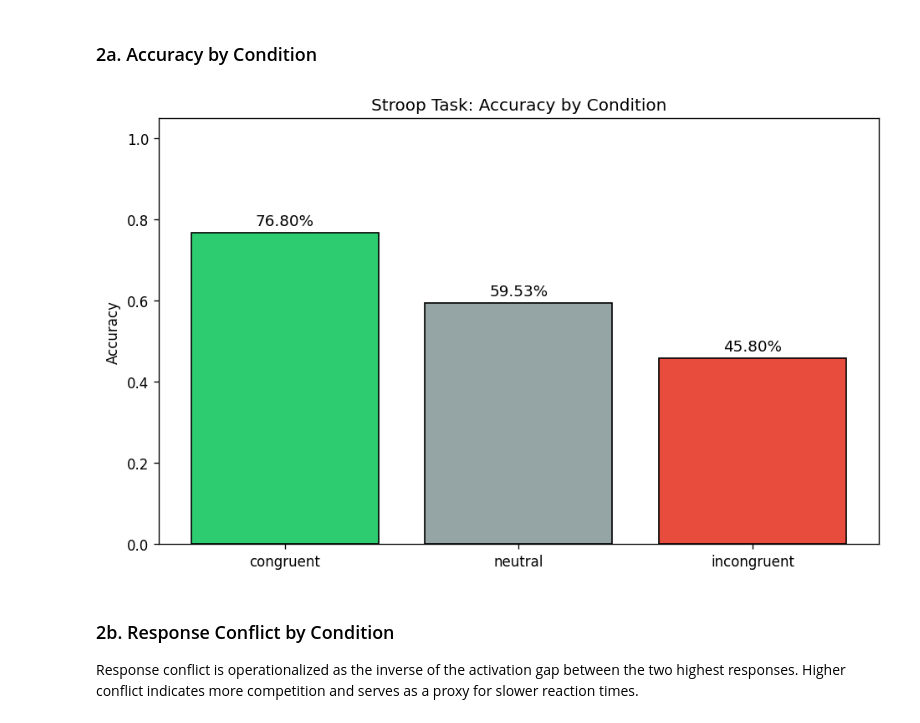
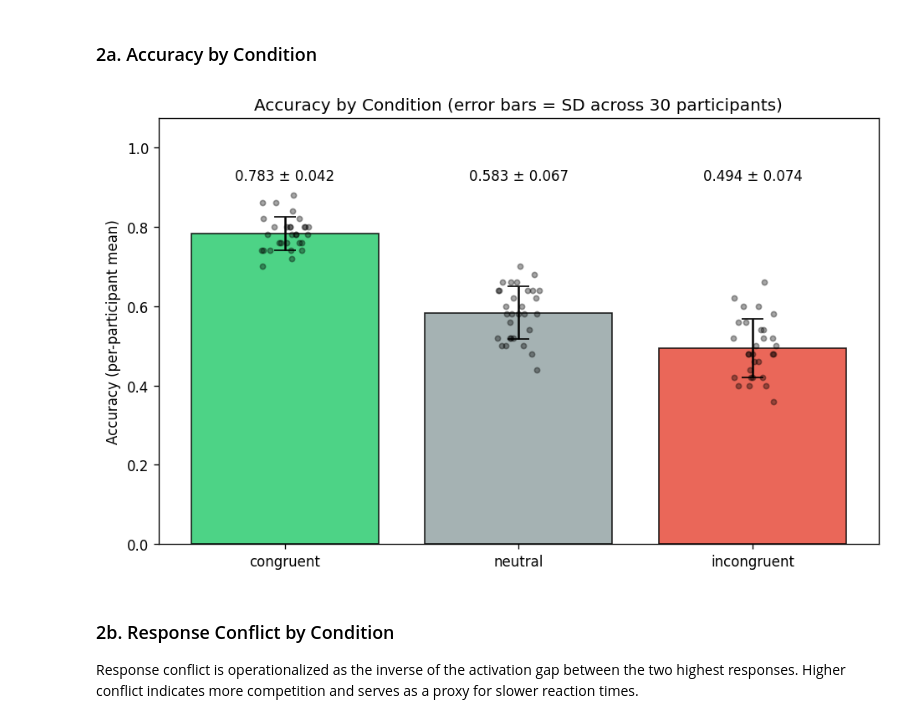
Before and after one commit to chebsu2468/cog260-Final-Project, a Jupyter notebook: stroop_experiment.ipynb, the cells around one changed output. Cells and saved outputs as stored; diff of their text form; code cells hidden in the pictures.

```diff
--- a/stroop_experiment.ipynb
+++ b/stroop_experiment.ipynb
@@ -174,10 +174,62 @@ Facilitation (conflict):  0.78
 # %% [markdown]
 ### 2a. Accuracy by Condition
 # %%
-fig = plot_accuracy(summary)
+# ============================================================
+# Accuracy plot — per-participant means with SD error bars
+# ============================================================
+
+def plot_bars_per_participant(results, metric, ylabel, title):
+    """
+    Per-participant means as dots; bars = grand mean; error bars = SD across participants.
+    Use this when between-participant variability is meaningful (i.e., metric is
+    affected by Boltzmann noise, so participants get different outcomes).
+    """
+    df = pd.DataFrame(results)
+    conditions = ["congruent", "neutral", "incongruent"]
+    colors_plot = ["#2ecc71", "#95a5a6", "#e74c3c"]
+
+    per_run = df.groupby(["run", "trial_type"])[metric].mean().reset_index()
+
+    means, sds, all_points = [], [], []
+    for c in conditions:
+        vals = per_run.loc[per_run["trial_type"] == c, metric].values
+        means.append(vals.mean())
+        sds.append(vals.std(ddof=1))
+        all_points.append(vals)
+
+    fig, ax = plt.subplots(figsize=(8, 5))
+    ax.bar(conditions, means, color=colors_plot, edgecolor="black",
+           yerr=sds, capsize=8, ecolor="black",
+           error_kw={"linewidth": 1.5, "zorder": 4}, alpha=0.85)
+
+    rng = np.random.default_rng(0)
+    for i, vals in enumerate(all_points):
+        jitter = rng.uniform(-0.10, 0.10, size=len(vals))
+        ax.scatter(np.full_like(vals, i, dtype=float) + jitter, vals,
+                   color="black", alpha=0.35, s=14, zorder=3)
+
+    y_top = max(m + s for m, s in zip(means, sds))
+    pad = y_top * 0.10
+    ax.set_ylim(0, y_top + pad * 3)
+
+    for i, (m, s) in enumerate(zip(means, sds)):
+        ax.text(i, y_top + pad, f"{m:.3f} ± {s:.3f}",
+                ha="center", va="bottom", fontsize=10)
+
+    ax.set_ylabel(ylabel)
+    ax.set_title(title)
+    plt.tight_layout()
+    return fig
+
+
+plot_bars_per_participant(
+    results, metric="is_correct",
+    ylabel="Accuracy (per-participant mean)",
+    title="Accuracy by Condition (error bars = SD across 30 participants)"
+)
 plt.show()
 # %% [output]
-[figure, old version]
+[figure, new version]
 # %% [markdown]
 ### 2b. Response Conflict by Condition
 
```
Also changed, not shown: parts of 15 cells of this notebook, 1 other file.
